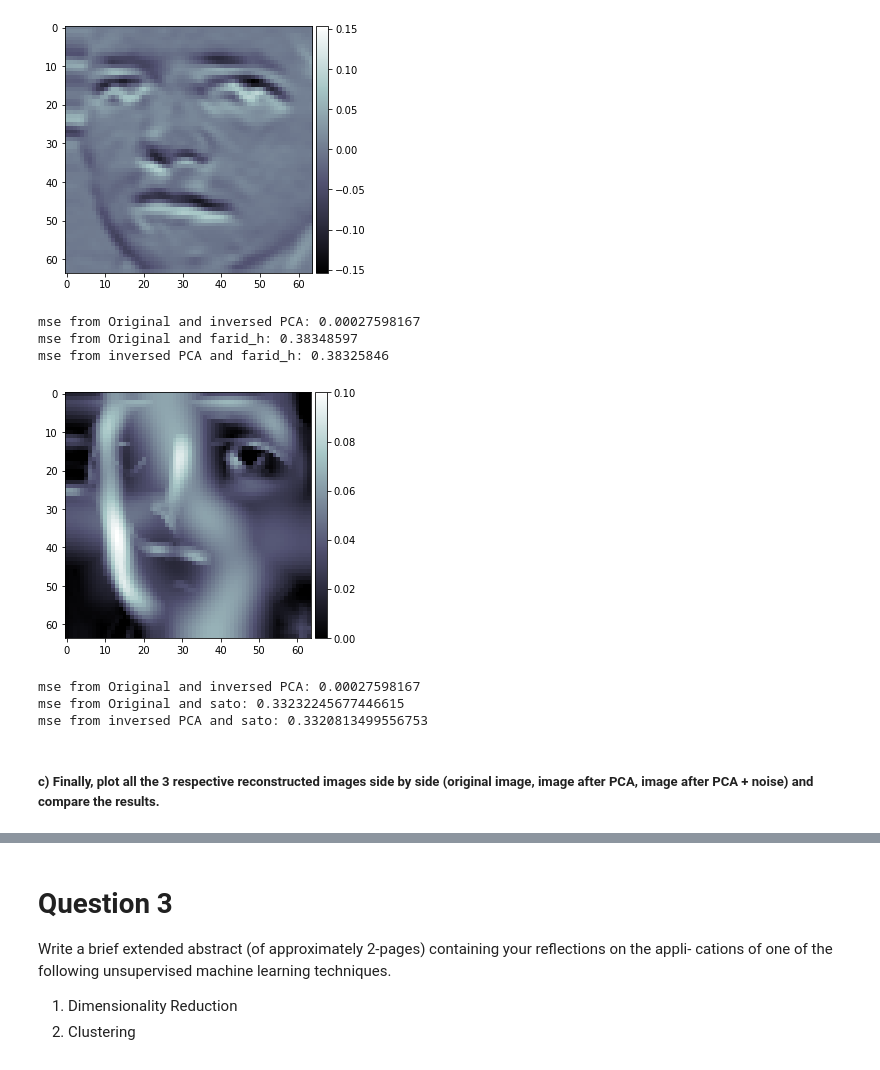
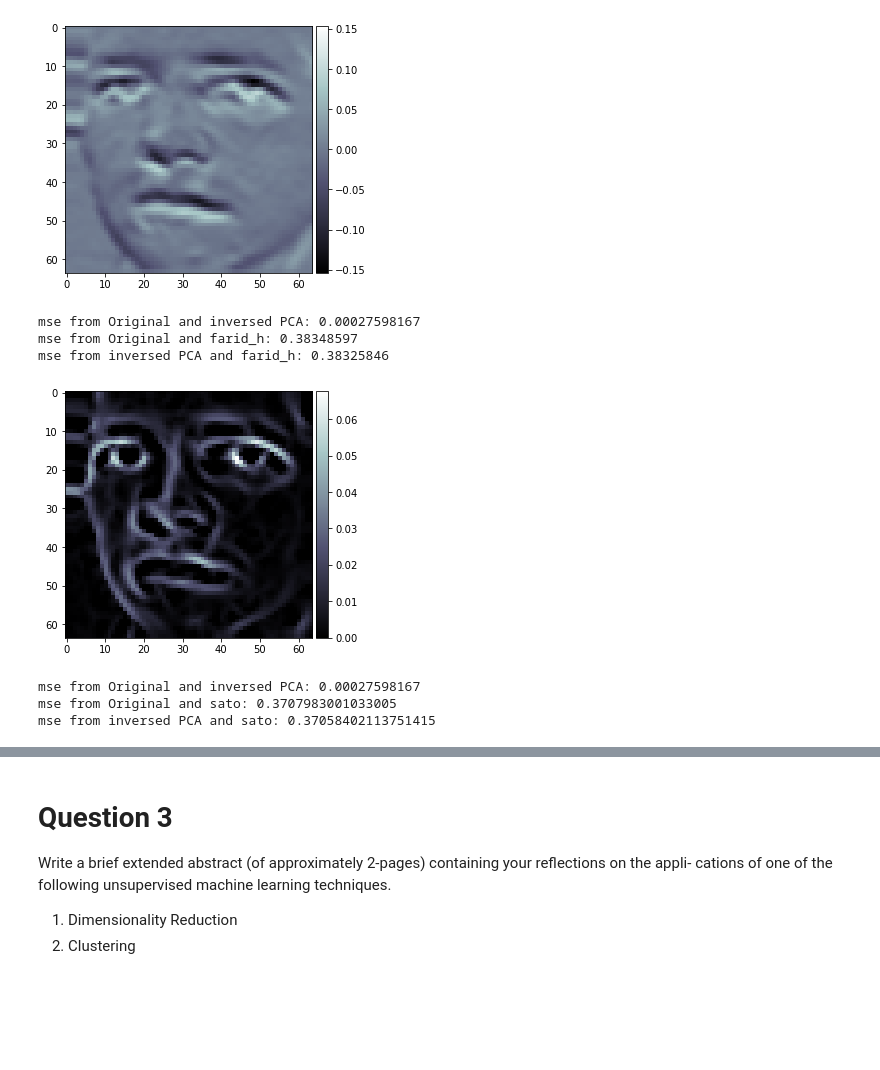
Before and after one commit to rainbowjoy1/MachineLearningClass, a Jupyter notebook: Mandatory Assignment 1.ipynb, the cells around one changed output, grey strips where cells are left out. Drawn from its saved outputs; the diff is of its cells as text; code cells hidden in the pictures; blank space fills up the shorter version.

```diff
--- a/Mandatory Assignment 1.ipynb
+++ b/Mandatory Assignment 1.ipynb
@@ -625,24 +625,24 @@ io.imshow(farid_h, cmap=plt.cm.bone, interpolation='nearest')
 io.show()
 # %% [output]
 [figure]
-# %%
-mse_rotated = mean_squared_error(image3, inversed3)
-print('mse from Original and inversed PCA:' , mse_rotated)
-mse_rotated = mean_squared_error(image3, farid_h)
-print('mse from Original and farid_h:' , mse_rotated)
-mse_rotated = mean_squared_error(inversed3, farid_h)
-print('mse from inversed PCA and farid_h:' , mse_rotated)
-# %% [output]
-mse from Original and inversed PCA: 0.00027598167
-mse from Original and farid_h: 0.38348597
-mse from inversed PCA and farid_h: 0.38325846
+# %%
+mse_rotated = mean_squared_error(image3, inversed3)
+print('mse from Original and inversed PCA:' , mse_rotated)
+mse_rotated = mean_squared_error(image3, farid_h)
+print('mse from Original and farid_h:' , mse_rotated)
+mse_rotated = mean_squared_error(inversed3, farid_h)
+print('mse from inversed PCA and farid_h:' , mse_rotated)
+# %% [output]
+mse from Original and inversed PCA: 0.00027598167
+mse from Original and farid_h: 0.38348597
+mse from inversed PCA and farid_h: 0.38325846
 # %%
-#apply sato filter to the data
-sato = filters.sato(image3, sigmas=range(1, 10, 1), black_ridges=False, mode='mirror')
+#Apply sato filter to the image
+sato = filters.sato(image3, sigmas=range(1, 10, 100), black_ridges=False, mode='mirror')
 io.imshow(sato, cmap=plt.cm.bone, interpolation='nearest')
 io.show()
 # %% [output]
-[figure, old version]
+[figure, new version]
 # %%
 mse_rotated = mean_squared_error(image3, inversed3)
 print('mse from Original and inversed PCA:' , mse_rotated)
@@ -652,7 +652,5 @@ mse_rotated = mean_squared_error(inversed3, sato)
 print('mse from inversed PCA and sato:' , mse_rotated)
 # %% [output]
 mse from Original and inversed PCA: 0.00027598167
-mse from Original and sato: 0.33232245677446615
-mse from inversed PCA and sato: 0.3320813499556753
+mse from Original and sato: 0.3707983001033005
+mse from inversed PCA and sato: 0.37058402113751415
-# %% [markdown]
-##### c) Finally, plot all the 3 respective reconstructed images side by side (original image, image after PCA, image after PCA + noise) and compare the results.
```
Also changed, not shown: parts of 18 cells of this notebook.
